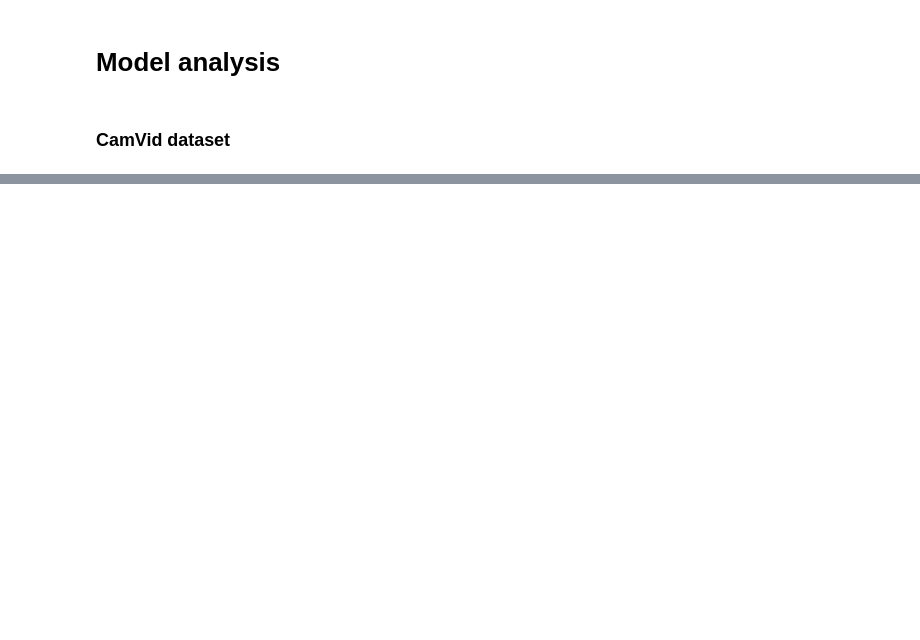
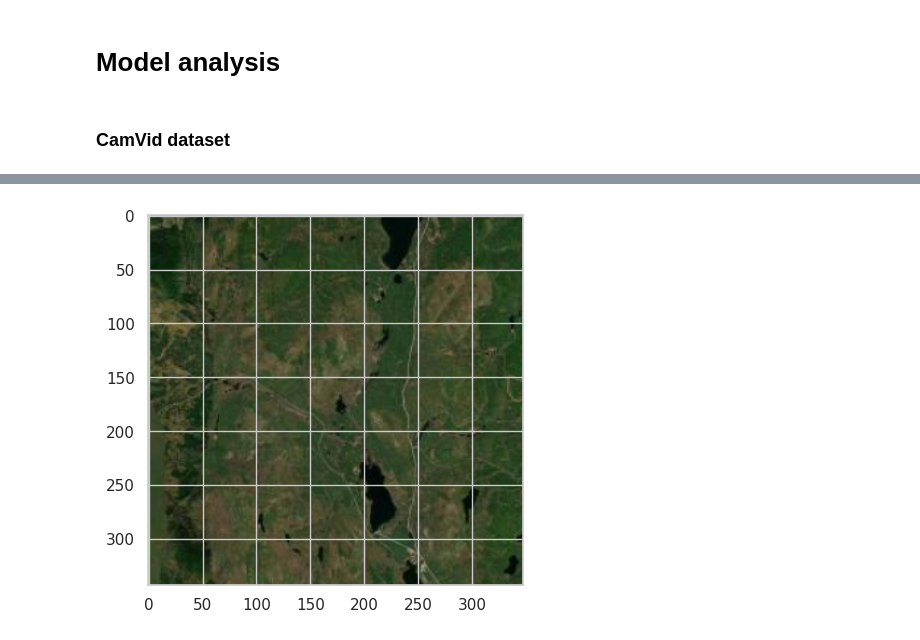
Before and after one commit to TommyClaveau/modelDeforestation, a Jupyter notebook: EDA.ipynb, the cells around one changed output, grey strips where cells are left out. Cells and saved outputs as stored; diff of their text form; code cells hidden in the pictures; blank space fills up the shorter version.

```diff
--- a/EDA.ipynb
+++ b/EDA.ipynb
@@ -463,7 +520,9 @@ plot_csv(dfs, names=["weighted_balanced","weighted2", "hybrid4"], metrics=["accu
 # %%
 import matplotlib.pyplot as plt
 from PIL import Image
 
-img = Image.open("/content/0001TP_008790.png")
+img = Image.open("paf.png")
 plt.imshow(img)
 plt.show()
+# %% [output]
+[figure, added]
```
Also changed, not shown: parts of 17 cells of this notebook.
